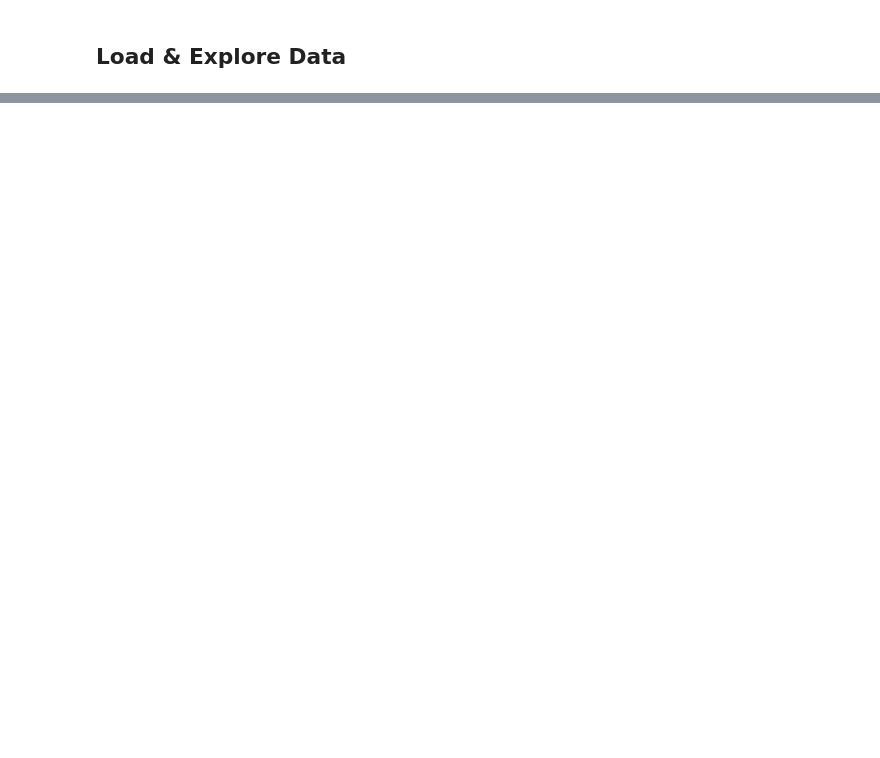
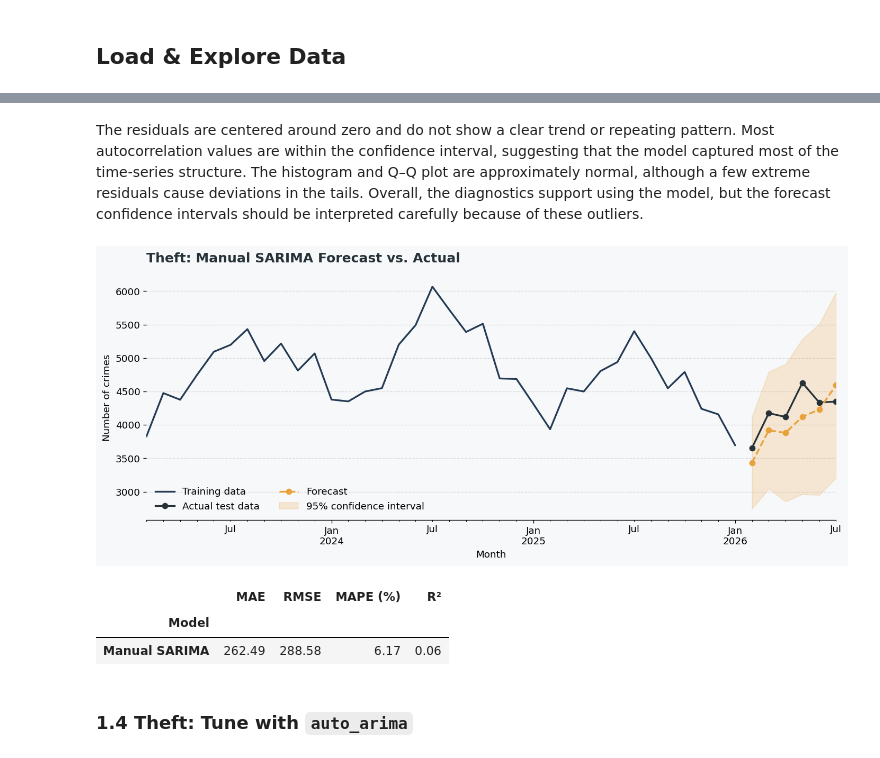
Before and after one commit to swirita/Chicago-Crime-Analysis-and-Forecasting, a Jupyter notebook: notebooks/03_crime_forecasting.ipynb, the cells around one changed output, grey strips where cells are left out. Drawn from its saved outputs; the diff is of its cells as text; code cells hidden in the pictures; blank space fills up the shorter version.

```diff
--- a/notebooks/03_crime_forecasting.ipynb
+++ b/notebooks/03_crime_forecasting.ipynb
@@ -213,0 +632,40 @@ def regression_metrics_ts(ts_true, ts_pred, label="", verbose=True, output_dict=
+# %% [markdown]
+The residuals are centered around zero and do not show a clear trend or repeating pattern. Most autocorrelation values are within the confidence interval, suggesting that the model captured most of the time-series structure. The histogram and Q–Q plot are approximately normal, although a few extreme residuals cause deviations in the tails. Overall, the diagnostics support using the model, but the forecast confidence intervals should be interpreted carefully because of these outliers.
+# %%
+# Forecast the 6 test months
+theft_manual_prediction = theft_sarima.get_forecast(
+    steps=TEST_MONTHS
+)
+
+# Create the forecast DataFrame
+theft_manual_forecast = theft_manual_prediction.summary_frame()
+theft_manual_forecast.index = theft_test.index
+
+# Plot forecast against actual test data
+plot_forecast(
+    theft_train,
+    theft_test,
+    theft_manual_forecast,
+    n_train_lags=36,
+    title="Theft: Manual SARIMA Forecast vs. Actual",
+)
+
+# Calculate evaluation metrics
+theft_manual_metrics = regression_metrics(
+    theft_test,
+    theft_manual_forecast["mean"],
+    model_name="Manual SARIMA",
+)
+
+display(
+    pd.DataFrame([theft_manual_metrics])
+    .set_index("Model")
+    .round(2)
+)
+# %% [output]
+[figure, added]
+|  | MAE | RMSE | MAPE (%) | R² |
+| Model |  |  |  |  |
+| Manual SARIMA | 262.49 | 288.58 | 6.17 | 0.06 |
+# %% [markdown]
+### 1.4 Theft: Tune with `auto_arima`
```
Also changed, not shown: parts of 50 cells of this notebook.
